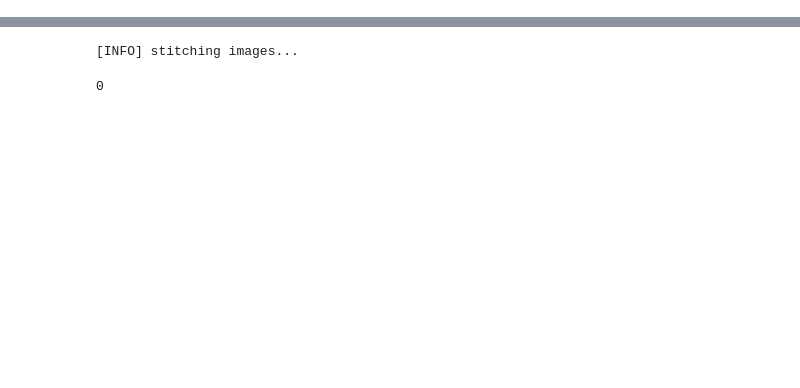
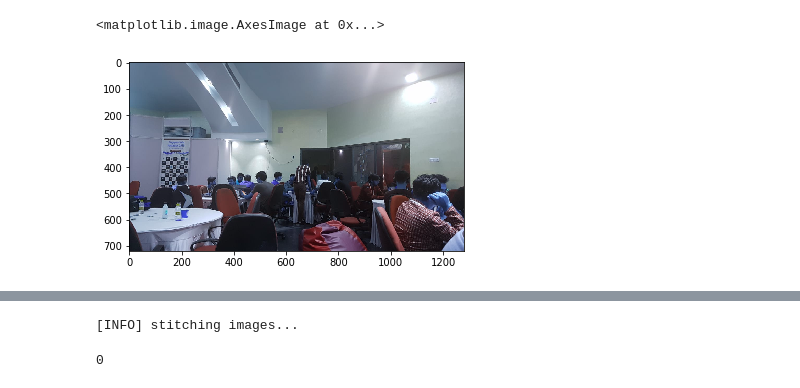
Before and after one commit to harshitadd/AirHero, a Jupyter notebook: ImageStich.py.ipynb, the cells around one changed output, grey strips where cells are left out. Cells and saved outputs as stored; diff of their text form; code cells hidden in the pictures; blank space fills up the shorter version.

```diff
--- a/ImageStich.py.ipynb
+++ b/ImageStich.py.ipynb
@@ -20,0 +62,5 @@ images.append(im3)
+# %%
+plt.imshow(im1)
+# %% [output]
+<matplotlib.image.AxesImage at 0x...>
+[figure, added]
```
Also changed, not shown: parts of 9 cells of this notebook.
